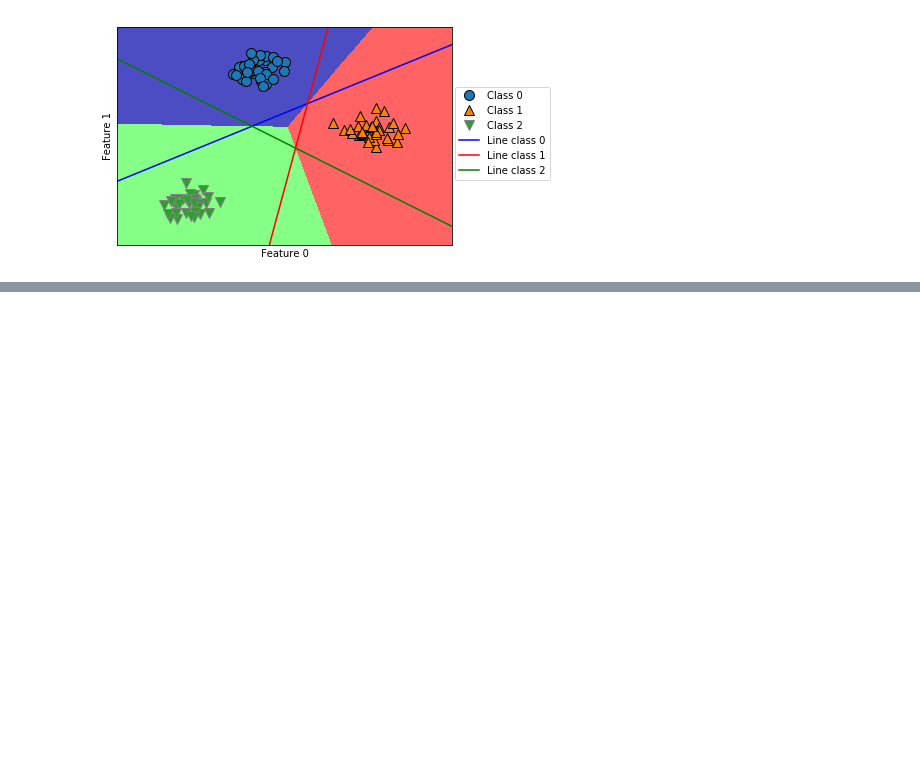
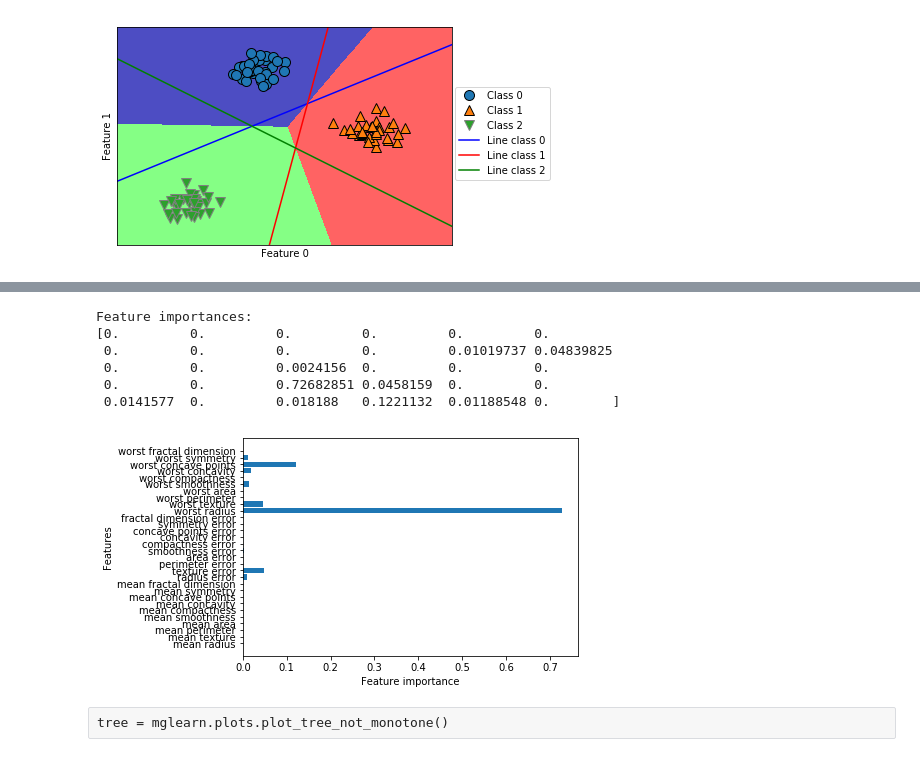
Before and after one commit to numa08/MachineLerningWithPython, a Jupyter notebook: chapter2/chapter2.ipynb, the cells around one changed output, grey strips where cells are left out. Saved outputs shown, nothing was run; the diff lists cells and outputs as text; code cells hidden in the pictures; blank space fills up the shorter version.

```diff
--- a/chapter2/chapter2.ipynb
+++ b/chapter2/chapter2.ipynb
@@ -472,0 +525,22 @@ plt.legend(["Class 0", "Class 1", "Class 2", "Line class 0", "Line class 1", "Li
+# %%
+print("Feature importances: \n{}".format(tree.feature_importances_))
+# %% [output]
+Feature importances:
+[0.         0.         0.         0.         0.         0.
+ 0.         0.         0.         0.         0.01019737 0.04839825
+ 0.         0.         0.0024156  0.         0.         0.
+ 0.         0.         0.72682851 0.0458159  0.         0.
+ 0.0141577  0.         0.018188   0.1221132  0.01188548 0.        ]
+# %%
+def plot_feature_importances_cancer(model):
+    n_features = cancer.data.shape[1]
+    plt.barh(range(n_features), model.feature_importances_, align='center')
+    plt.yticks(np.arange(n_features), cancer.feature_names)
+    plt.xlabel("Feature importance")
+    plt.ylabel("Features")
+
+plot_feature_importances_cancer(tree)
+# %% [output]
+[figure, added]
+# %% [raw]
+tree = mglearn.plots.plot_tree_not_monotone()
```
Also changed, not shown: parts of 13 cells of this notebook, 4 other files.
